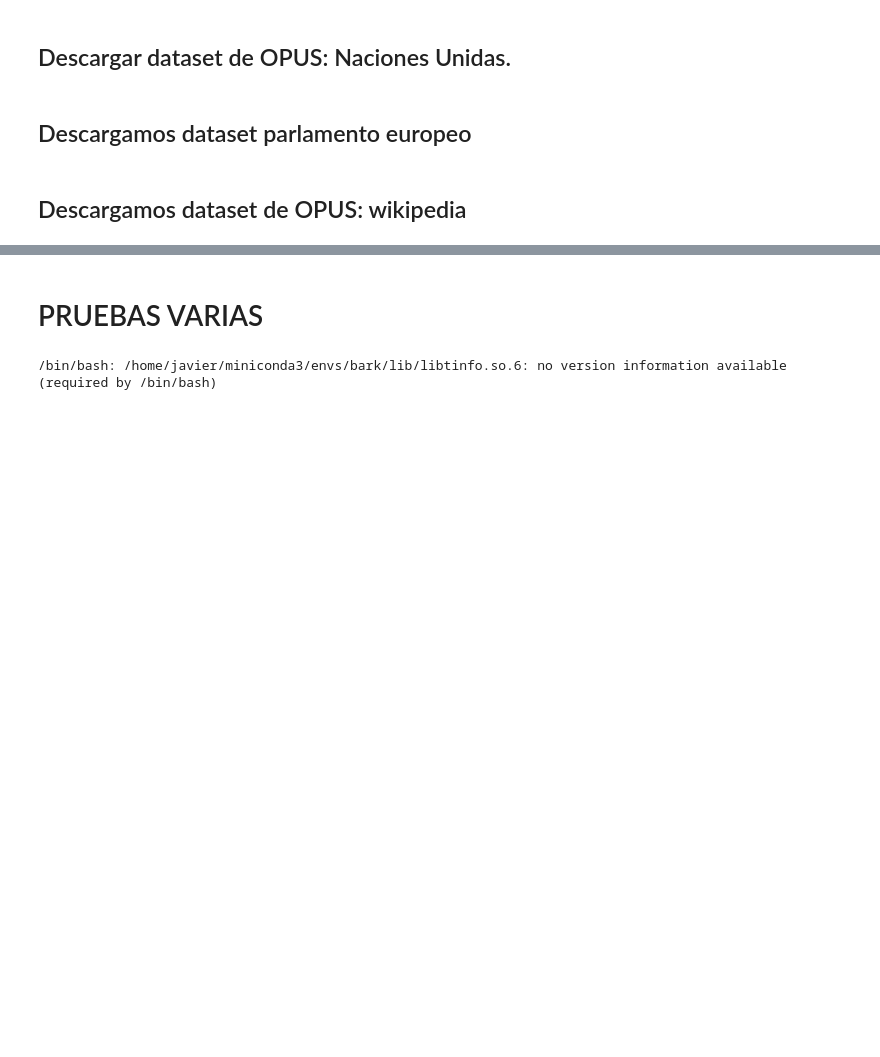
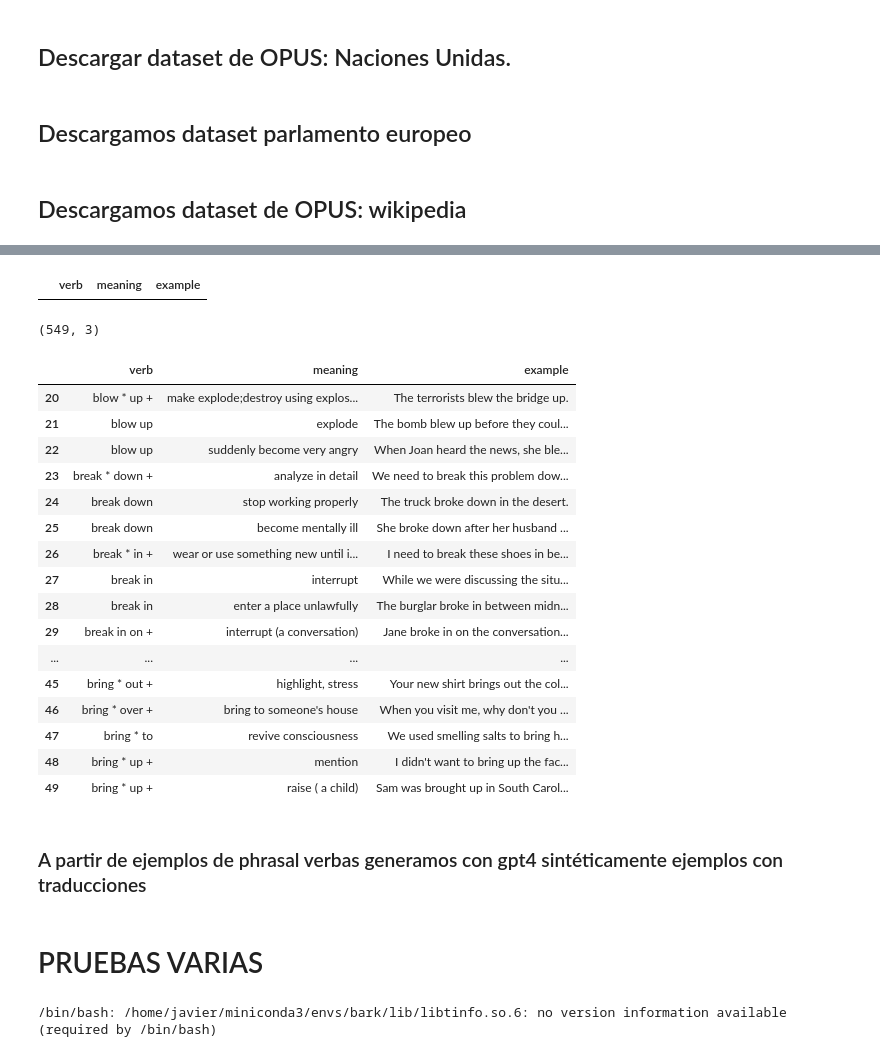
Before and after one commit to javileyes/video-translator, a Jupyter notebook: S2S_to_spa_Traductor_voz_off.ipynb, the cells around one changed output, grey strips where cells are left out. Cells and saved outputs as stored; diff of their text form; code cells hidden in the pictures; blank space fills up the shorter version.

Commit message:
dataset phrasal verbs

```diff
--- a/S2S_to_spa_Traductor_voz_off.ipynb
+++ b/S2S_to_spa_Traductor_voz_off.ipynb
@@ -2468,0 +2579,7 @@ Overwriting parse_xml_OPUS_pelis_to_csv.py
+# %%
+import pandas as pd
+
+# Leer los primeros 10 registros del archivo CSV
+csv_file_path = './datasets/phrasal_verbs.csv'
+csv_data = pd.read_csv(csv_file_path, sep='~') #, nrows=10)
+csv_data.head()
@@ -2468,0 +2593,36 @@ Overwriting parse_xml_OPUS_pelis_to_csv.py
+# %%
+# show all rows with any column with empty values
+csv_data[csv_data.isnull().any(axis=1)]
+# %% [output]
+|  | verb | meaning | example |
+# %%
+# longitud del dataset
+print(csv_data.shape)
+
+# imprimir todos los registros
+# pd.set_option('display.max_rows', 100) #csv_data.shape[0]+1)
+
+# mostrar los registros del 20 al 30
+csv_data[20:50]
+# csv_data
+# %% [output]
+(549, 3)
+|  | verb | meaning | example |
+| 20 | blow * up + | make explode;destroy using explos... | The terrorists blew the bridge up. |
+| 21 | blow up | explode | The bomb blew up before they coul... |
+| 22 | blow up | suddenly become very angry | When Joan heard the news, she ble... |
+| 23 | break * down + | analyze in detail | We need to break this problem dow... |
+| 24 | break down | stop working properly | The truck broke down in the desert. |
+| 25 | break down | become mentally ill | She broke down after her husband ... |
+| 26 | break * in + | wear or use something new until i... | I need to break these shoes in be... |
+| 27 | break in | interrupt | While we were discussing the situ... |
+| 28 | break in | enter a place unlawfully | The burglar broke in between midn... |
+| 29 | break in on + | interrupt (a conversation) | Jane broke in on the conversation... |
+| ... | ... | ... | ... |
+| 45 | bring * out + | highlight, stress | Your new shirt brings out the col... |
+| 46 | bring * over + | bring to someone's house | When you visit me, why don't you ... |
+| 47 | bring * to | revive consciousness | We used smelling salts to bring h... |
+| 48 | bring * up + | mention | I didn't want to bring up the fac... |
+| 49 | bring * up + | raise ( a child) | Sam was brought up in South Carol... |
+# %% [markdown]
+### A partir de ejemplos de phrasal verbas generamos con gpt4 sintéticamente ejemplos con traducciones
```
Also changed, not shown: parts of 15 cells of this notebook, 3 other files.
